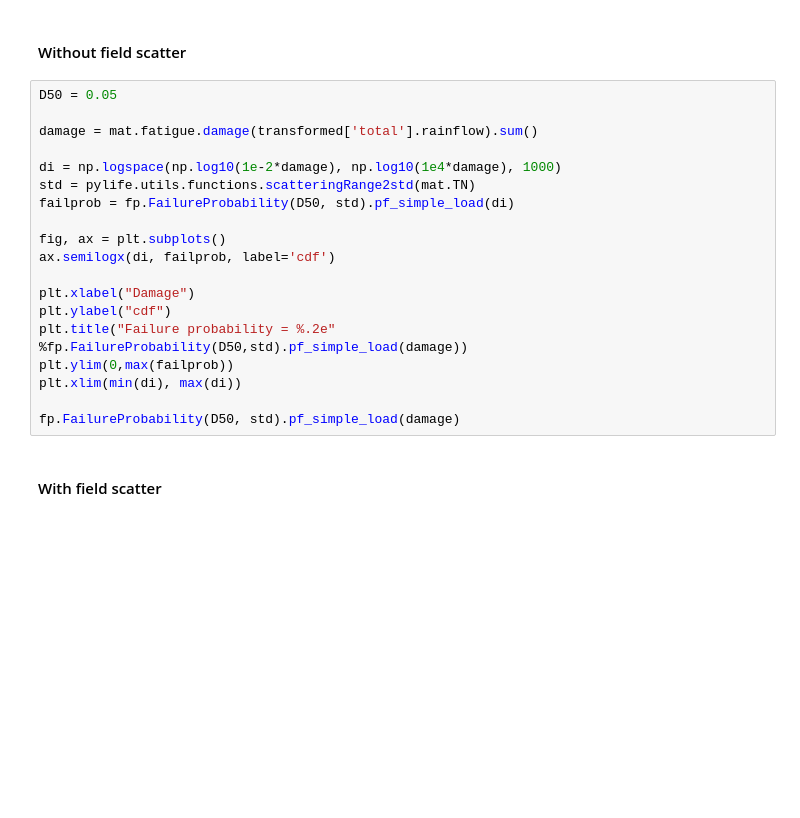
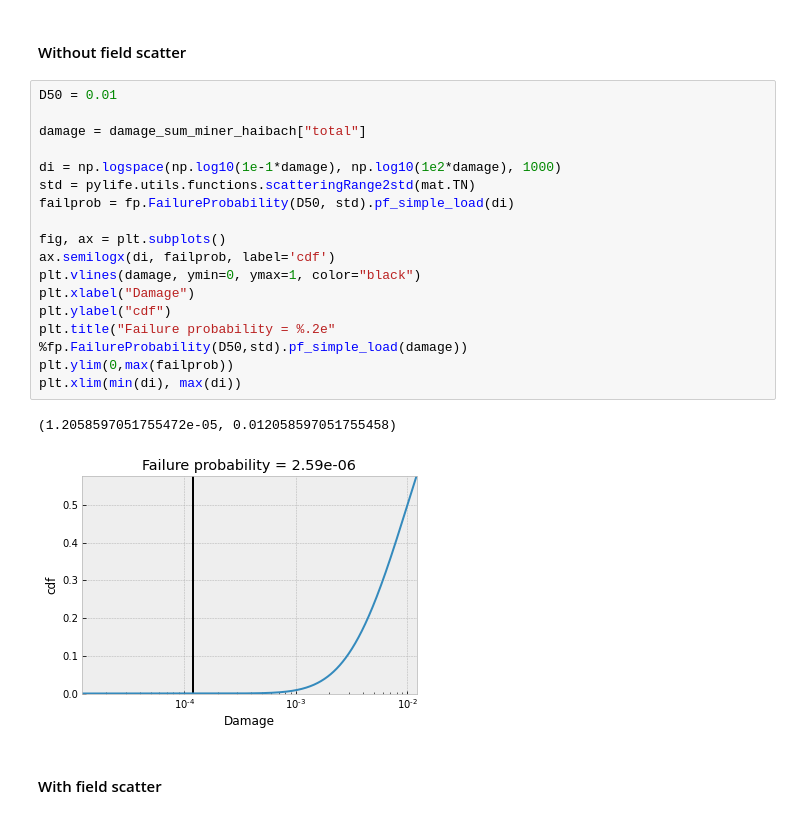
Before and after one commit to boschresearch/pylife, a Jupyter notebook: demos/lifetime_calc.ipynb, the cells around one changed output. Drawn from its saved outputs; the diff is of its cells as text; blank space fills up the shorter version.

```diff
--- a/demos/lifetime_calc.ipynb
+++ b/demos/lifetime_calc.ipynb
@@ -180,24 +185,25 @@ plt.loglog()
 # %% [markdown]
 #### Without field scatter ####
 # %%
-D50 = 0.05
+D50 = 0.01
 
-damage = mat.fatigue.damage(transformed['total'].rainflow).sum()
+damage = damage_sum_miner_haibach["total"]
 
-di = np.logspace(np.log10(1e-2*damage), np.log10(1e4*damage), 1000)
+di = np.logspace(np.log10(1e-1*damage), np.log10(1e2*damage), 1000)
 std = pylife.utils.functions.scatteringRange2std(mat.TN)
 failprob = fp.FailureProbability(D50, std).pf_simple_load(di)
 
 fig, ax = plt.subplots()
 ax.semilogx(di, failprob, label='cdf')
-
+plt.vlines(damage, ymin=0, ymax=1, color="black")
 plt.xlabel("Damage")
 plt.ylabel("cdf")
 plt.title("Failure probability = %.2e" %fp.FailureProbability(D50,std).pf_simple_load(damage))
 plt.ylim(0,max(failprob))
 plt.xlim(min(di), max(di))
-
-fp.FailureProbability(D50, std).pf_simple_load(damage)
+# %% [output]
+(1.2058597051755472e-05, 0.012058597051755458)
+[figure, added]
 # %% [markdown]
 #### With field scatter ####
 # %%
```
Also changed, not shown: parts of 22 cells of this notebook.
